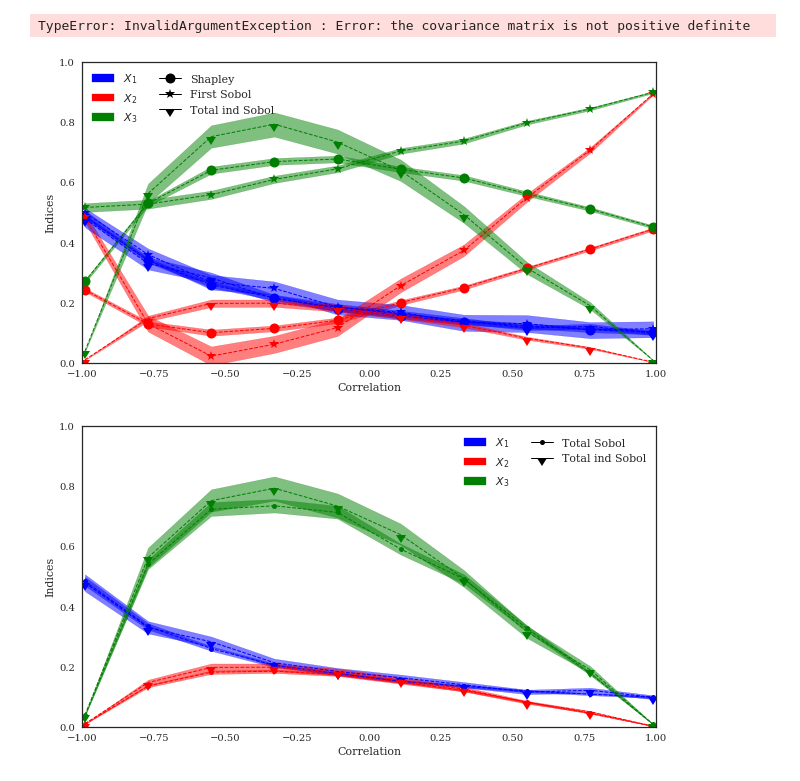
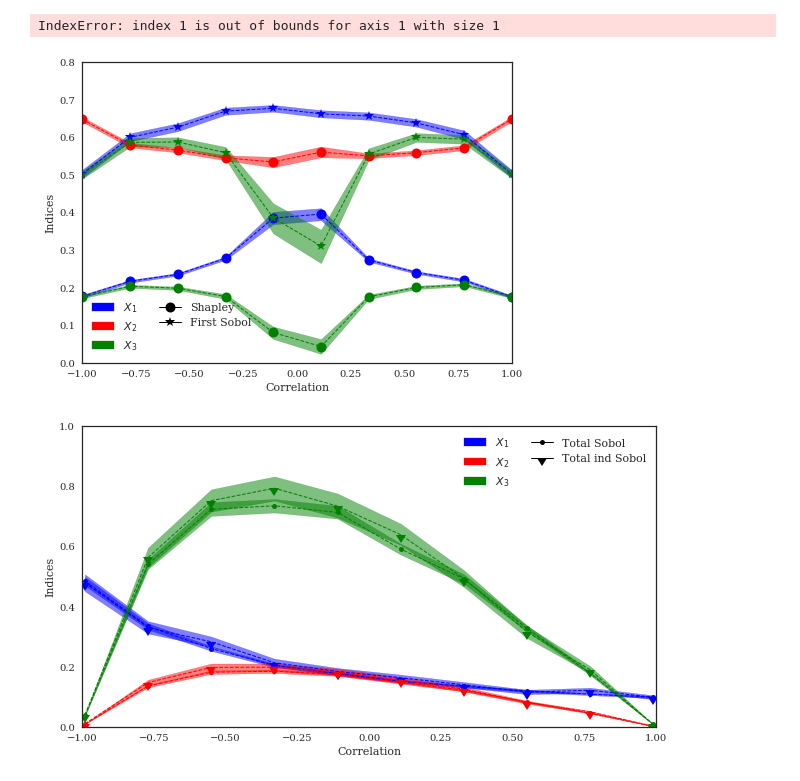
Before and after one commit to josephmure/otshapley, a Jupyter notebook: examples/correlation/ishigami-correlation.ipynb, the cells around one changed output. Cells and saved outputs as stored; diff of their text form; code cells hidden in the pictures.

```diff
--- a/examples/correlation/ishigami-correlation.ipynb
+++ b/examples/correlation/ishigami-correlation.ipynb
@@ -31,29 +34,25 @@ corrs = np.linspace(-0.999, 0.999, n_corr)
 
 Nv = 10000
 No = 200
-Ni = 100
+Ni = 200
 
-max_budget = 30000
+max_budget = 50000
 n_boot = 1000
 
 estimator_sobol = 'soboleff2'
 estimator_sobol_full_ind = 'sobolmara'
 # %%
-sobol_results = []
-full_results = []
-ind_results = []
-shapley_results = []
-
-shapley_indices = []
-sobol_first_indices = []
-sobol_total_indices = []
-sobol_first_full_indices = []
-sobol_total_full_indices = []
-sobol_first_ind_indices = []
-sobol_total_ind_indices = []
+result_indices = {'Shapley': [],
+                  'First Sobol': [],
+                  'Total Sobol': [],
+                  'First full Sobol': [],
+                  'Total full Sobol': [],
+                  'First ind Sobol': [],
+                  'Total ind Sobol': []
+                 }
 
 for corr in corrs:
-    theta = [0., 0., corr]
+    theta = [0., corr, 0.]
     model.copula_parameters = theta
     true_full_indices, true_ind_indices = true_gaussian_full_ind_sobol(theta, dim=dim)
 
@@ -70,41 +69,31 @@ for corr in corrs:
     shapley_results = shapley.compute_indices(n_boot=n_boot)
 
     # Save results
-    shapley_indices.append(shapley_results.full_shapley_indices.ravel())
-    sobol_first_indices.append(shapley_results.full_first_indices.ravel())
-    sobol_total_indices.append(shapley_results.full_total_indices.ravel())
-
-    sobol_first_full_indices.append(sobol_results_full.full_first_indices.ravel())
-    sobol_total_full_indices.append(sobol_results_full.full_total_indices.ravel())
-
-    sobol_first_ind_indices.append(sobol_results_ind.full_first_indices.ravel())
-    sobol_total_ind_indices.append(sobol_results_ind.full_total_indices.ravel())
+    result_indices['Shapley'].append(shapley_results.full_shapley_indices.ravel())
+    result_indices['First Sobol'].append(shapley_results.full_first_indices.ravel())
+    result_indices['Total Sobol'].append(shapley_results.full_total_indices.ravel())
+    result_indices['First full Sobol'].append(sobol_results_full.full_first_indices.ravel())
+    result_indices['Total full Sobol'].append(sobol_results_full.full_total_indices.ravel())
+    result_indices['First ind Sobol'].append(sobol_results_ind.full_first_indices.ravel())
+    result_indices['Total ind Sobol'].append(sobol_results_ind.full_total_indices.ravel())
-# %% [output]
-TypeError: InvalidArgumentException : Error: the covariance matrix is not positive definite
-# %%
-result_indices = {'Shapley': shapley_indices,
-                  'First Sobol': sobol_first_indices,
-                  'Total Sobol': sobol_total_indices,
-                  'First full Sobol': sobol_first_full_indices,
-                  'Total full Sobol': sobol_total_full_indices,
-                  'First ind Sobol': sobol_total_ind_indices,
-                  'Total ind Sobol': sobol_total_ind_indices,
-                 }
+# %%
+plt.plot(shapley.sample_j_c[:, 0], shapley.sample_j_c[:, 1], '.')
+# %% [output]
+IndexError: index 1 is out of bounds for axis 1 with size 1
 # %%
-import matplotlib.lines as mlines
 from shapley.plots import plot_correlation_indices
 
-fig, ax=plt.subplots(figsize=(9, 5))
+fig, ax = plt.subplots(figsize=(7, 5))
 
-to_plot = ['Shapley', 'First Sobol', 'Total ind Sobol']
+to_plot = ['Shapley', 'First Sobol']
 linewidth = 1
 markersize = 10
 
 plot_correlation_indices(result_indices, corrs, n_boot, ax=ax, to_plot=to_plot)
-
+ax.set_ylim([0., 0.8])
 fig.tight_layout()
 # %% [output]
-[figure, old version]
+[figure, new version]
 # %%
 import matplotlib.lines as mlines
 from shapley.plots import plot_correlation_indices
```
Also changed, not shown: parts of 1 cell of this notebook, 4 other files.
